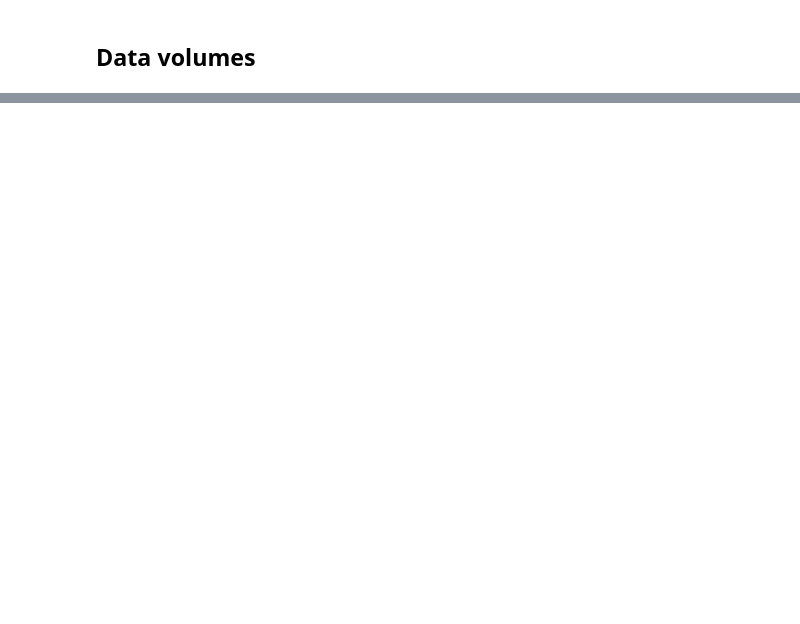
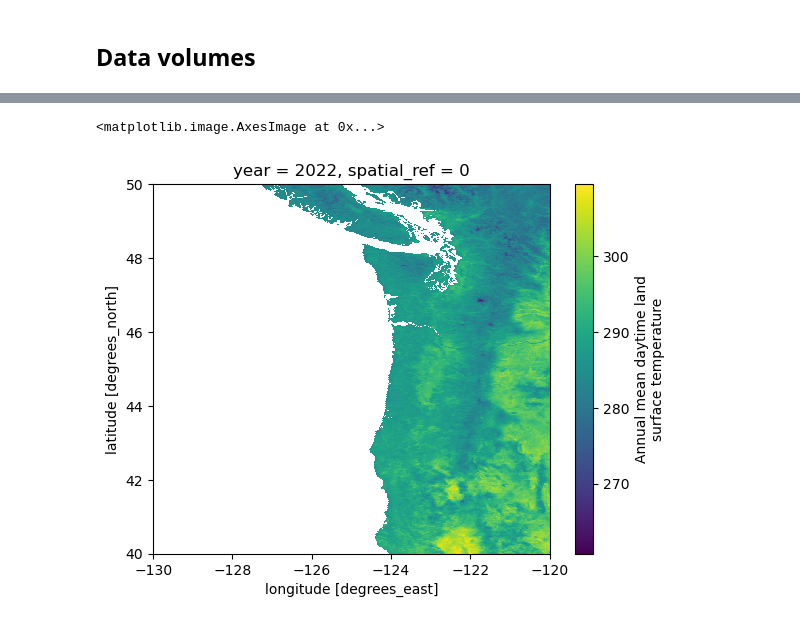
Before and after one commit to egagli/icechunk_github_actions_demo, a Jupyter notebook: notebooks/02_processing_status.ipynb, the cells around one changed output, grey strips where cells are left out. Drawn from its saved outputs; the diff is of its cells as text; code cells hidden in the pictures; blank space fills up the shorter version.

```diff
--- a/notebooks/02_processing_status.ipynb
+++ b/notebooks/02_processing_status.ipynb
@@ -229,0 +280,4 @@ Total stored: 1.49 GB (5,171 objects)
+# %%
+# Apply scale factor to get Kelvin: 0 means no data
+lst_k = ds["avg_daytime_lst"].where(ds["avg_daytime_lst"] > 0) * 0.02
+lst_k
@@ -229,0 +310,5 @@ Total stored: 1.49 GB (5,171 objects)
+# %%
+lst_k.sel(year=2022).rio.clip_box(*bbox).plot.imshow()
+# %% [output]
+<matplotlib.image.AxesImage at 0x...>
+[figure, added]
```
Also changed, not shown: parts of 13 cells of this notebook, 2 other files.
